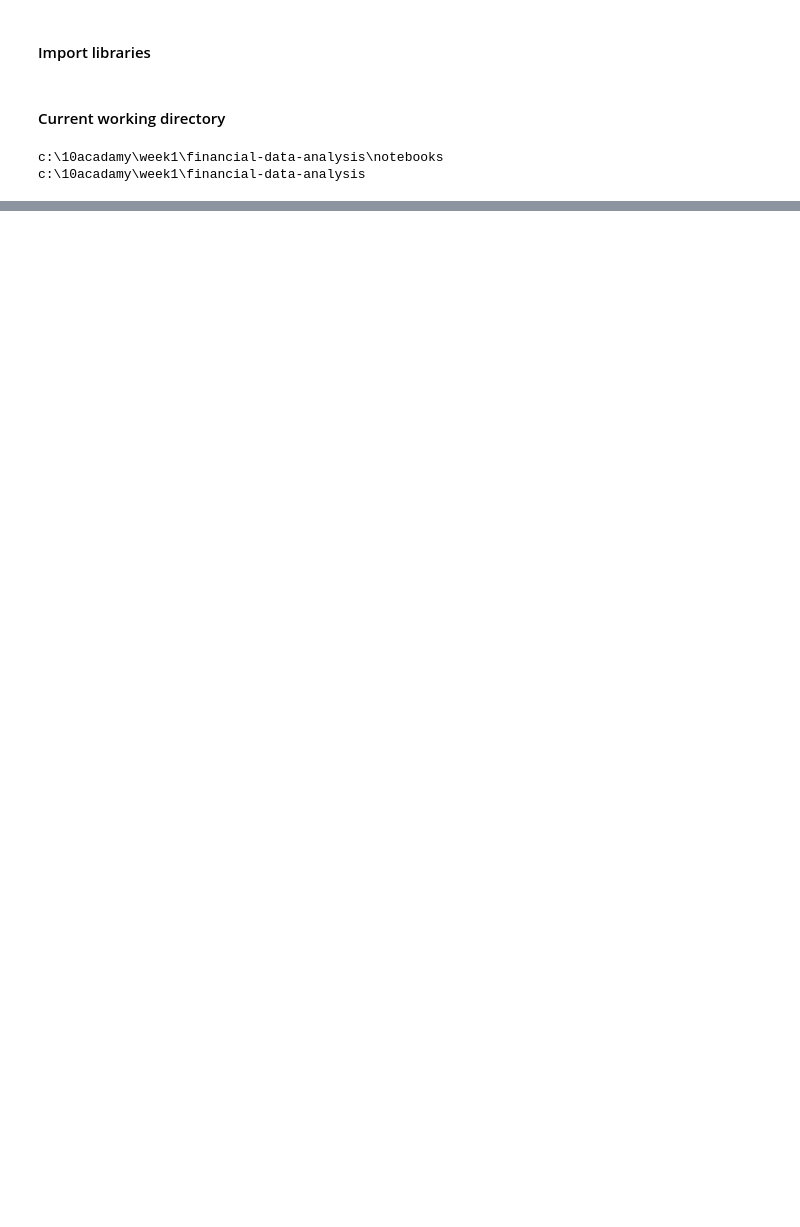
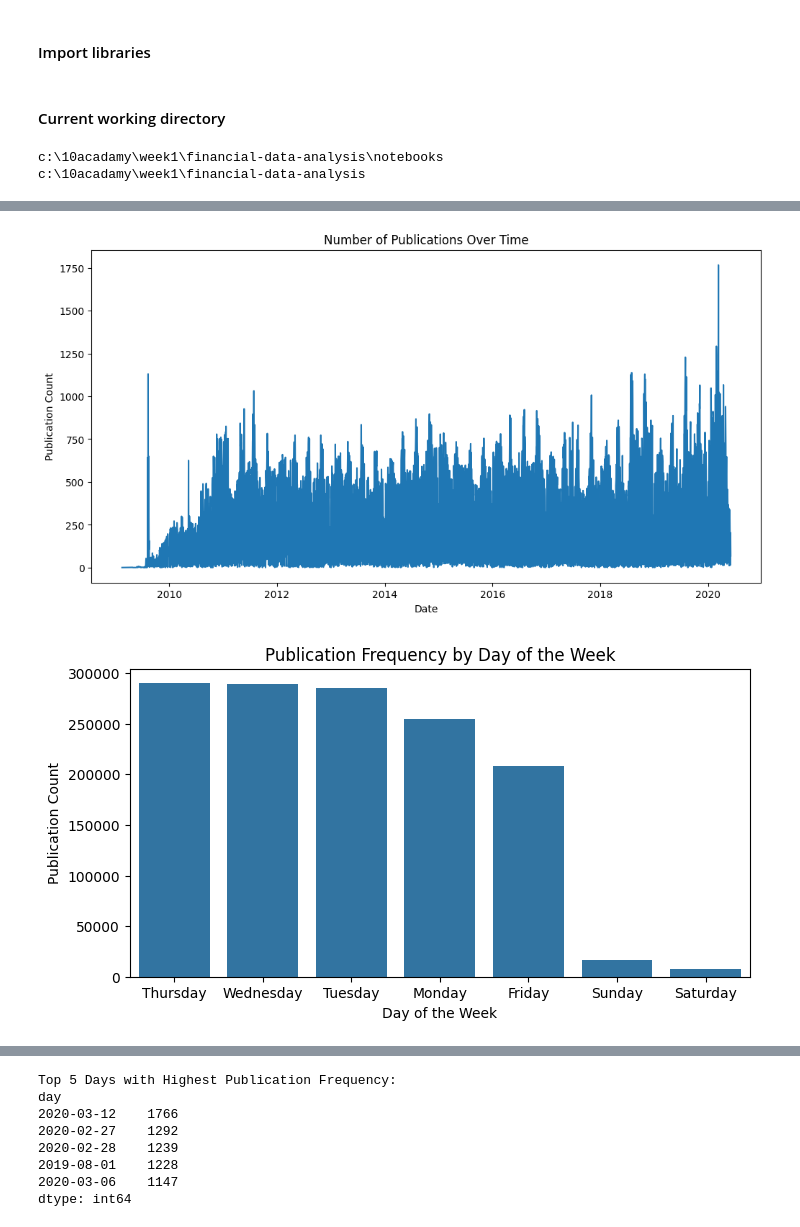
Before and after one commit to mebratuteshale/financial-data-analysis, a Jupyter notebook: notebooks/financial_analysis.ipynb, the cells around one changed output, grey strips where cells are left out. Saved outputs shown, nothing was run; the diff lists cells and outputs as text; code cells hidden in the pictures; blank space fills up the shorter version.

```diff
--- a/notebooks/financial_analysis.ipynb
+++ b/notebooks/financial_analysis.ipynb
@@ -47,0 +81,49 @@ dataframe.head()
+# %%
+
+import matplotlib.pyplot as plt
+import seaborn as sns
+# Extract useful date features
+dataframe['year'] = dataframe['date'].dt.year
+dataframe['month'] = dataframe['date'].dt.month
+dataframe['day_of_week'] = dataframe['date'].dt.day_name()
+dataframe['day'] = dataframe['date'].dt.date  # Useful for daily counts
+
+# 1. Count publications by day
+daily_counts = dataframe.groupby('day').size()
+
+# Plot the daily trend
+plt.figure(figsize=(12, 6))
+daily_counts.plot()
+plt.title("Number of Publications Over Time")
+plt.xlabel("Date")
+plt.ylabel("Publication Count")
+plt.show()
+
+# 2. Analyze publication frequency by day of the week
+day_of_week_counts = dataframe['day_of_week'].value_counts()
+
+plt.figure(figsize=(8, 4))
+sns.barplot(x=day_of_week_counts.index, y=day_of_week_counts.values)
+plt.title("Publication Frequency by Day of the Week")
+plt.xlabel("Day of the Week")
+plt.ylabel("Publication Count")
+plt.show()
+
+# 3. Analyze publication trends by month and year
+monthly_counts = dataframe.groupby(['year', 'month']).size().unstack()
+
+plt.figure(figsize=(12, 6))
+sns.heatmap(monthly_counts, annot=False, cmap="YlGnBu", cbar=True, linewidths=0.5)
+plt.title("Publication Trends by Month and Year")
+plt.xlabel("Month")
+plt.ylabel("Year")
+plt.show()
+
+# 4. Identify spikes in publication frequency
+# Find days with the most publications
+top_days = daily_counts.sort_values(ascending=False).head(5)
+print("Top 5 Days with Highest Publication Frequency:")
+print(top_days)
+# %% [output]
+[figure, added]
+[figure, added]
@@ -47,0 +131,8 @@ dataframe.head()
+Top 5 Days with Highest Publication Frequency:
+day
+2020-03-12    1766
+2020-02-27    1292
+2020-02-28    1239
+2019-08-01    1228
+2020-03-06    1147
+dtype: int64
```
Also changed, not shown: parts of 7 cells of this notebook.
